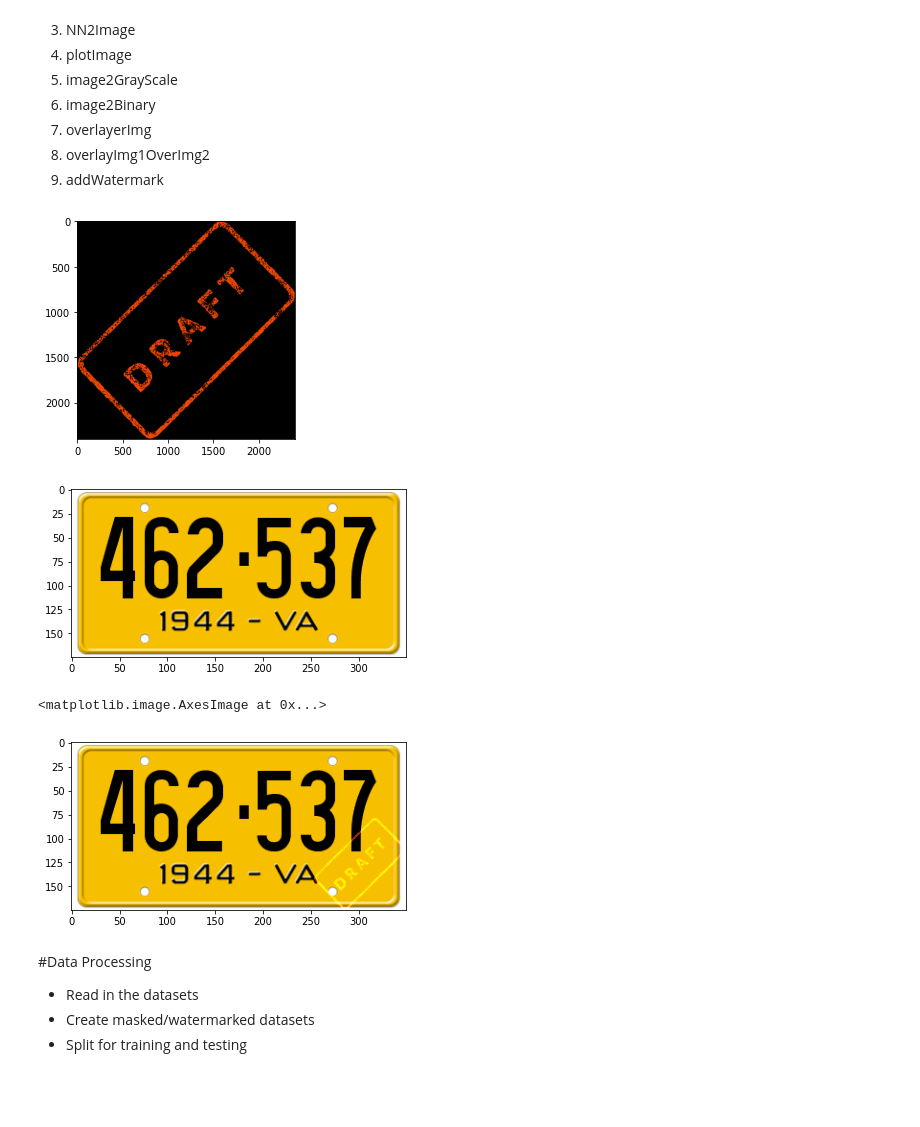
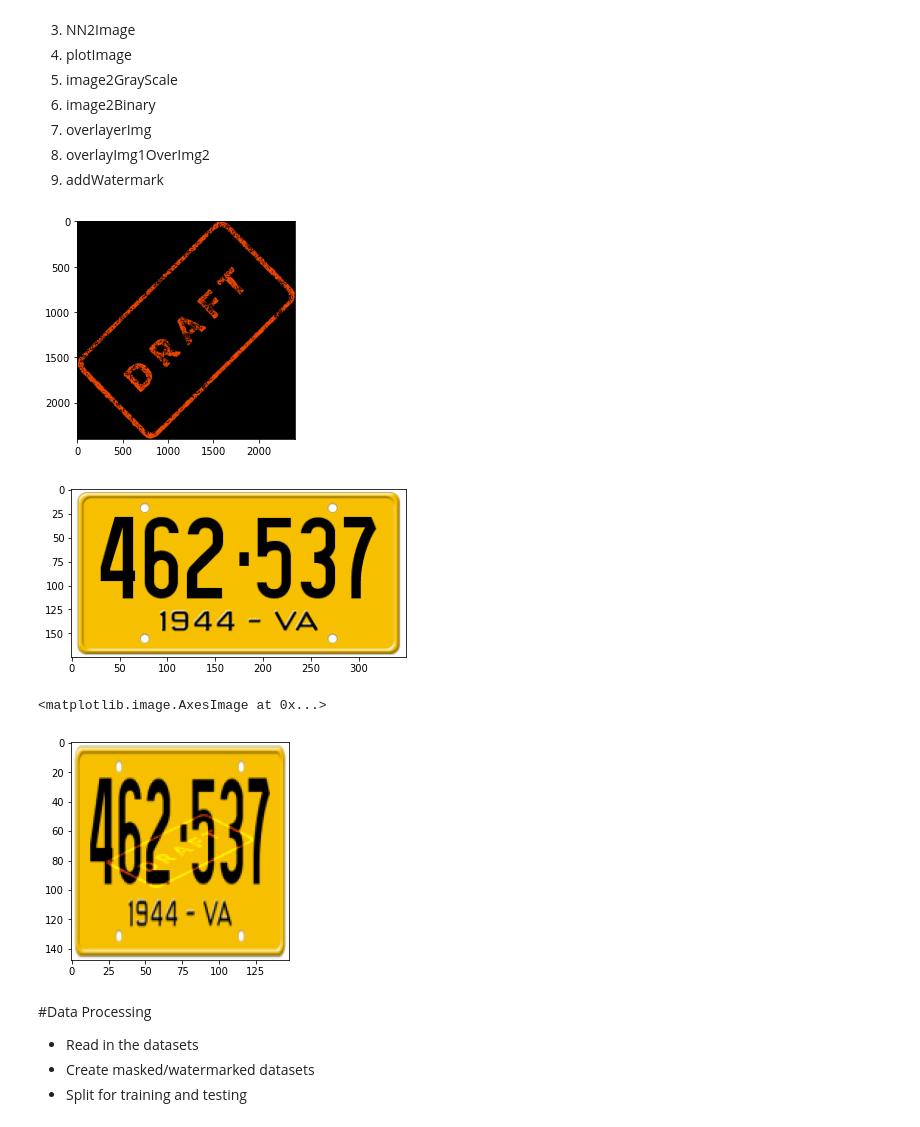
Before and after one commit to luoshaoyang/cs224w_final_proj, a Jupyter notebook: Colab_FinalProj.ipynb, the cells around one changed output. Drawn from its saved outputs; the diff is of its cells as text; code cells hidden in the pictures; blank space fills up the shorter version.

Commit message:
new watermark

```diff
--- a/Colab_FinalProj.ipynb
+++ b/Colab_FinalProj.ipynb
@@ -117,32 +117,40 @@ def addWatermark(img,watermark,wm_scale):
   #Add watermark image on bottom right of the license plate(img)
   #  center the images at the same place
   #####################################################
-  img_wm = img.copy()
+  img_wm = cv2.resize(img,(148,148),interpolation=cv2.INTER_AREA)
   #prepare watermark image
-  wm_size = (int(watermark.shape[1]*wm_scale),int(watermark.shape[0]*wm_scale))
+  wm_size = (100,50)#(int(watermark.shape[1]*wm_scale),int(watermark.shape[0]*wm_scale))
   img_w = cv2.resize(watermark,wm_size,interpolation=cv2.INTER_AREA)
   #prepare cordinates
-  h_img, w_img, _ = img.shape
+  # h_img, w_img, _ = img.shape
+  # h_wm, w_wm, _ = img_w.shape
+  # bottom_y = h_img
+  # right_x = w_img
+  # top_y = bottom_y - int(h_wm)
+  # left_x = right_x - int(w_wm)
+  h_img, w_img, _ = img_wm.shape
+  center_y = int(h_img/2)
+  center_x = int(w_img/2)
   h_wm, w_wm, _ = img_w.shape
-  bottom_y = h_img
-  right_x = w_img
-  top_y = bottom_y - int(h_wm)
-  left_x = right_x - int(w_wm)
-  #img[170:175, left_x:right_x]
-  roi = img[top_y:bottom_y, left_x:right_x]
+  top_y = center_y - int(h_wm/2)
+  left_x = center_x - int(w_wm/2)
+  bottom_y = top_y + h_wm
+  right_x = left_x + w_wm
+  roi = img_wm[top_y:bottom_y, left_x:right_x]
   result = cv2.addWeighted(roi, 1, img_w, 1, 0)
   img_wm[top_y:bottom_y, left_x:right_x] = result
-  return img_wm
+  return (img,img_wm)
 # %%
 watermark = loadImage("watermark.png")
 img = loadImage("img.jpg")
 wm = addWatermark(img,watermark,wm_scale=0.04)
-plt.imshow(wm)
+#plt.imshow(cv2.resize(img,(148,148),interpolation=cv2.INTER_AREA))
+plt.imshow(wm[1])
 # %% [output]
 [figure]
 [figure]
 <matplotlib.image.AxesImage at 0x...>
-[figure, old version]
+[figure, new version]
 # %% [markdown]
 #Data Processing
 * Read in the datasets
```
